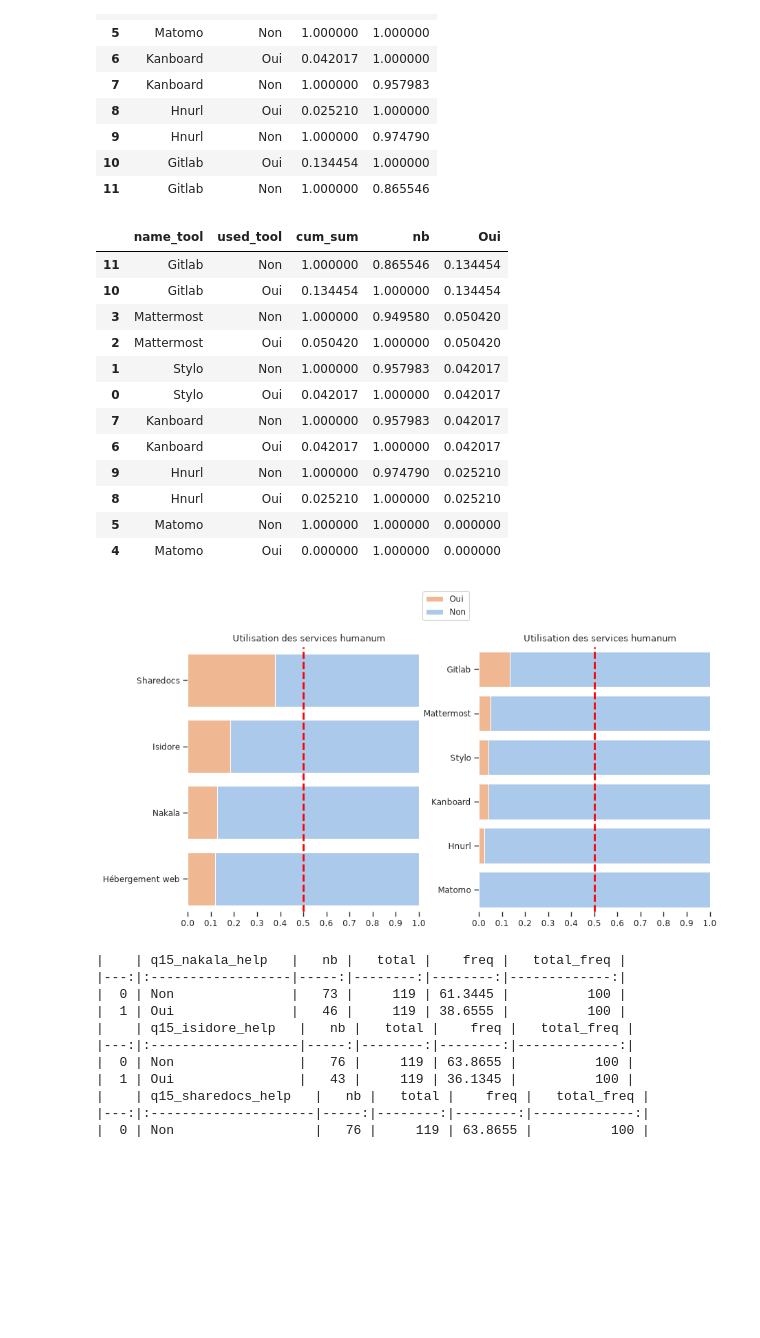
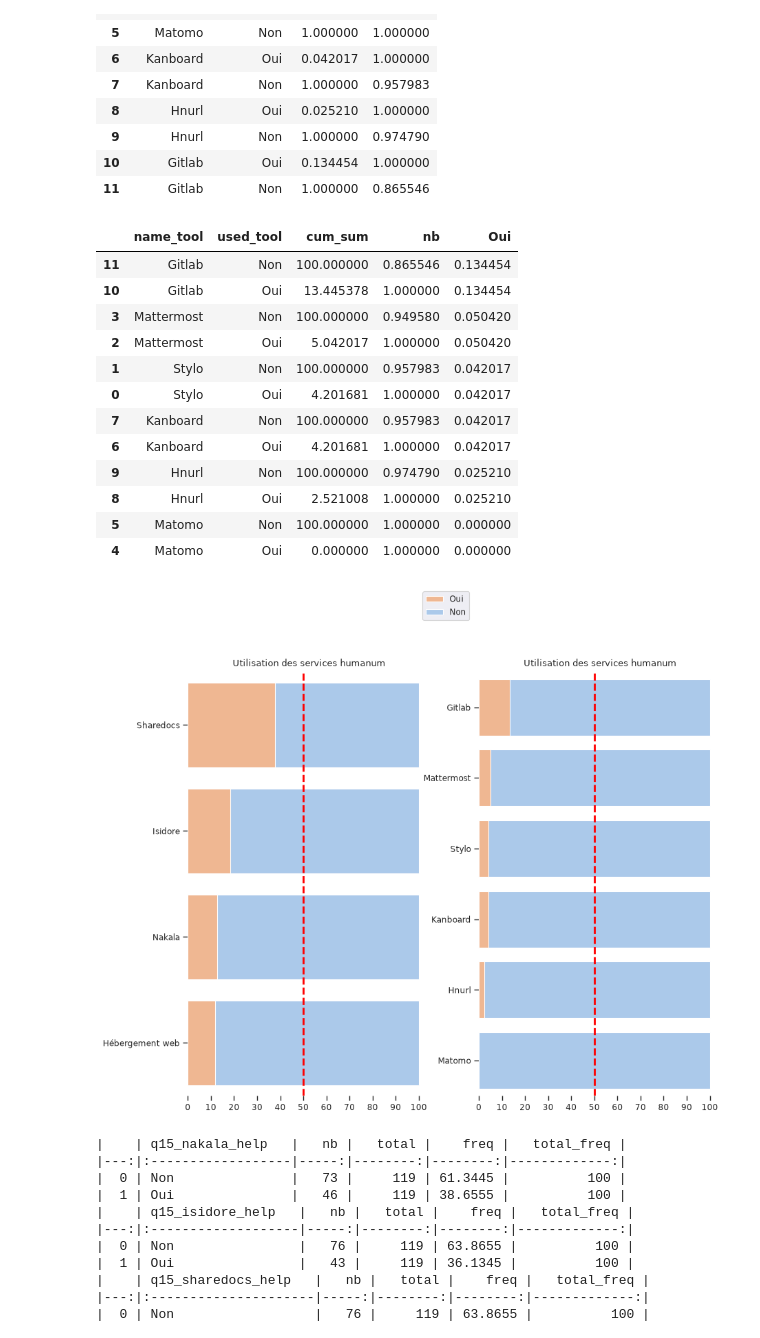
Before and after one commit to luneauaymeric/enquete_SO_p8, a Jupyter notebook: _build/jupyter_execute/script_analyse/stat_descriptive/Outils_humanum.ipynb, the cells around one changed output. Drawn from its saved outputs; the diff is of its cells as text; code cells hidden in the pictures; blank space fills up the shorter version.

```diff
--- a/_build/jupyter_execute/script_analyse/stat_descriptive/Outils_humanum.ipynb
+++ b/_build/jupyter_execute/script_analyse/stat_descriptive/Outils_humanum.ipynb
@@ -23,8 +23,8 @@ BUCKET_OUT = "aluneau"
 with fs.open(f"{BUCKET_OUT}/data_eP8/raw/anonymous_answer_2026-07-24.csv", "r") as file_in:
     df0 = pd.read_csv(file_in, sep =",")
 
-list_affil = pd.read_csv("../list_affiliation.csv", sep =",")
-df0 = df0.loc[~df0.q45_clé.isin(["9EAP-NB4B","QNYZ-3MH2"])].merge(list_affil, on = ["q45_clé", "q44_ufr_labo"], how = "left")
+#list_affil = pd.read_csv("../list_affiliation.csv", sep =",")
+df0 = df0.loc[~df0.q45_clé.isin(["9EAP-NB4B","QNYZ-3MH2"])]#.merge(list_affil, on = ["q45_clé", "q44_ufr_labo"], how = "left")
 # %%
 
 df_col = pd.read_csv("../../le_questionnaire/dico_variable.csv", sep = ",")
@@ -178,4 +178,4 @@ for x in q13_ter.name_tool.unique():
     non = q13_ter.nb.loc[(q13_ter.name_tool==x) & (q13_ter.used_tool=="Non")]
     q13_ter.loc[q13_ter.name_tool==x, "Oui"] = 1- np.sum(non)
 q13_ter = q13_ter.sort_values(["Oui","name_tool","cum_sum"],  ascending=[False, False, False])
-q13_ter
+q13_ter["cum_sum"]= q13_ter["cum_sum"]*100
@@ -281,51 +271,53 @@ for x in q14_ter.name_tool.unique():
     non = q14_ter.nb.loc[(q14_ter.name_tool==x) & (q14_ter.used_tool=="Non")]
     q14_ter.loc[q14_ter.name_tool==x, "Oui"] = 1- np.sum(non)
 q14_ter = q14_ter.sort_values(["Oui","name_tool","cum_sum"],  ascending=[False, False, False])
+q14_ter["cum_sum"]= q14_ter["cum_sum"]*100
 q14_ter
 # %% [output]
 |  | name_tool | used_tool | cum_sum | nb | Oui |
-| 11 | Gitlab | Non | 1.000000 | 0.865546 | 0.134454 |
-| 10 | Gitlab | Oui | 0.134454 | 1.000000 | 0.134454 |
-| 3 | Mattermost | Non | 1.000000 | 0.949580 | 0.050420 |
-| 2 | Mattermost | Oui | 0.050420 | 1.000000 | 0.050420 |
-| 1 | Stylo | Non | 1.000000 | 0.957983 | 0.042017 |
-| 0 | Stylo | Oui | 0.042017 | 1.000000 | 0.042017 |
-| 7 | Kanboard | Non | 1.000000 | 0.957983 | 0.042017 |
-| 6 | Kanboard | Oui | 0.042017 | 1.000000 | 0.042017 |
-| 9 | Hnurl | Non | 1.000000 | 0.974790 | 0.025210 |
-| 8 | Hnurl | Oui | 0.025210 | 1.000000 | 0.025210 |
-| 5 | Matomo | Non | 1.000000 | 1.000000 | 0.000000 |
+| 11 | Gitlab | Non | 100.000000 | 0.865546 | 0.134454 |
+| 10 | Gitlab | Oui | 13.445378 | 1.000000 | 0.134454 |
+| 3 | Mattermost | Non | 100.000000 | 0.949580 | 0.050420 |
+| 2 | Mattermost | Oui | 5.042017 | 1.000000 | 0.050420 |
+| 1 | Stylo | Non | 100.000000 | 0.957983 | 0.042017 |
+| 0 | Stylo | Oui | 4.201681 | 1.000000 | 0.042017 |
+| 7 | Kanboard | Non | 100.000000 | 0.957983 | 0.042017 |
+| 6 | Kanboard | Oui | 4.201681 | 1.000000 | 0.042017 |
+| 9 | Hnurl | Non | 100.000000 | 0.974790 | 0.025210 |
+| 8 | Hnurl | Oui | 2.521008 | 1.000000 | 0.025210 |
+| 5 | Matomo | Non | 100.000000 | 1.000000 | 0.000000 |
 | 4 | Matomo | Oui | 0.000000 | 1.000000 | 0.000000 |
 # %%
-fig, ax = plt.subplots(1,2, figsize=(10,5))
+fig, ax = plt.subplots(1,2, figsize=(10,8))
 
-sns.set_theme(style="ticks", context="paper",palette="pastel")
+sns.set_theme(context="paper",palette="pastel")
 
 
 for n, q_data in enumerate([q13_ter, q14_ter]):
     g = sns.barplot(x="cum_sum", y="name_tool", data= q_data, hue="used_tool", dodge = False, ax=ax[n])
 
     titre = f"Utilisation des services humanum"
 
 
     ax[n].yaxis.set_label_text("")
     ax[n].xaxis.set_label_text("")
-    ax[n].set_xticks(ticks = [x/10 for x in range(11)])
-    ax[n].axvline(x=0.5, color="red", linestyle="--", linewidth=2)
+    ax[n].set_xticks(ticks = [0,10,20,30,40,50,60,70,80,90,100])
+    #ax[n].set_xticks(ticks = [x/10 for x in range(11)])
+    ax[n].axvline(x=50, color="red", linestyle="--", linewidth=2)
     ax[n].set_title(titre.replace("<i>","(").replace("</i>",")"))
     #ax[n].legend(bbox_to_anchor=(1.05, 1), loc='upper left', borderaxespad=0.)
 
 
     sns.despine(left=True, bottom=True)
     ax[n].legend_.remove()
 
 order = [1,0]
 handles, labels = ax[0].get_legend_handles_labels()
 fig.legend([handles[idx] for idx in order],[labels[idx] for idx in order], loc='center', bbox_to_anchor=(0.5, 1))
 
 plt.savefig(f"./viz/q13_q14_outil_humanum.png", bbox_inches='tight', dpi = 300)
 # %% [output]
-[figure, old version]
+[figure, new version]
 # %%
 for col in df_col.label.loc[(df_col.label.str.contains("q15_"))&(df_col.type=="booléen")]:
     gb_data= grouped_question(df0, column=col, index="q45_clé")
```
Also changed, not shown: parts of 9 cells of this notebook, 41 other files.
